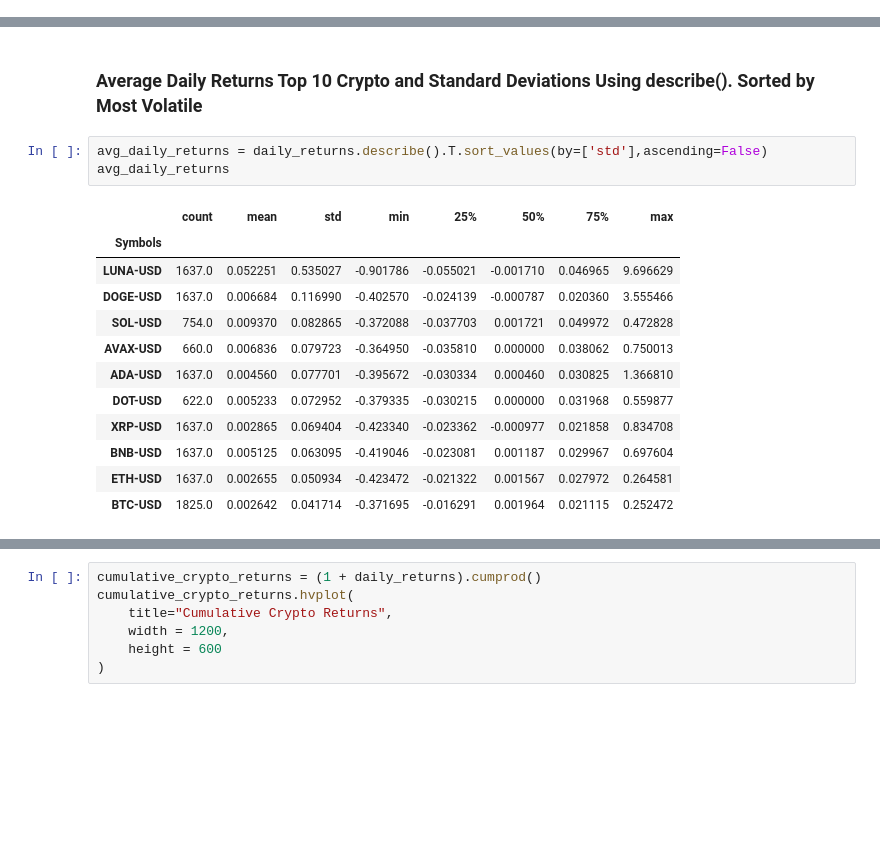
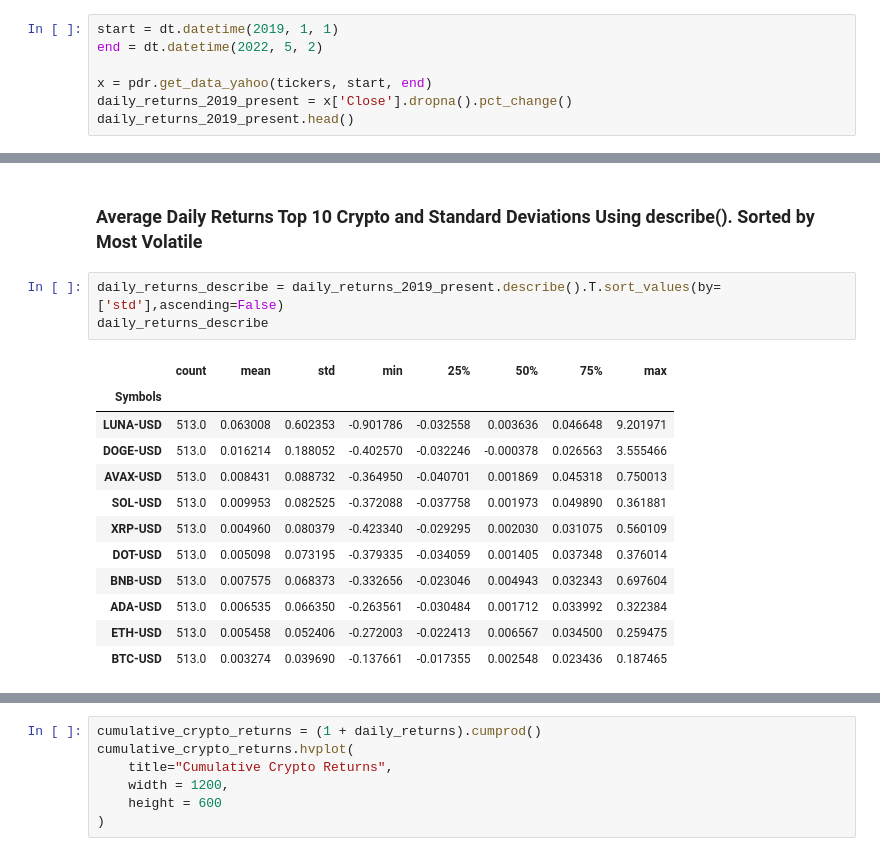
Before and after one commit to doble196/CRYVESTO, a Jupyter notebook: cryvesto_api.ipynb, the cells around one changed output, grey strips where cells are left out. Cells and saved outputs as stored; diff of their text form; blank space fills up the shorter version.

```diff
--- a/cryvesto.ipynb
+++ b/cryvesto_api.ipynb
@@ -184,3 +186,10 @@ daily_returns_2020_present.head()
 | 2020-09-24 | 0.050153 | 0.087941 | 0.076863 | 0.052816 | 0.104330 | 0.050134 | 0.078866 | 0.108801 | 0.086957 | 0.026563 |
 | 2020-09-25 | -0.006259 | 0.008094 | 0.002014 | 0.038715 | 0.017843 | -0.006378 | 0.169385 | 0.031910 | 0.008896 | 0.026636 |
 | 2020-09-26 | 0.005425 | 0.009384 | 0.063162 | 0.000984 | -0.016907 | 0.005502 | -0.013227 | -0.036719 | -0.016578 | 0.006672 |
+# %%
+start = dt.datetime(2019, 1, 1)
+end = dt.datetime(2022, 5, 2)
+
+x = pdr.get_data_yahoo(tickers, start, end)
+daily_returns_2019_present = x['Close'].dropna().pct_change()
+daily_returns_2019_present.head()
@@ -187,20 +204,20 @@ daily_returns_2020_present.head()
 # %% [markdown]
 ### Average Daily Returns Top 10 Crypto and Standard Deviations Using describe(). Sorted by Most Volatile
 # %%
-avg_daily_returns = daily_returns.describe().T.sort_values(by=['std'],ascending=False)
-avg_daily_returns
+daily_returns_describe = daily_returns_2019_present.describe().T.sort_values(by=['std'],ascending=False)
+daily_returns_describe
 # %% [output]
 |  | count | mean | std | min | 25% | 50% | 75% | max |
 | Symbols |  |  |  |  |  |  |  |  |
-| LUNA-USD | 1637.0 | 0.052251 | 0.535027 | -0.901786 | -0.055021 | -0.001710 | 0.046965 | 9.696629 |
-| DOGE-USD | 1637.0 | 0.006684 | 0.116990 | -0.402570 | -0.024139 | -0.000787 | 0.020360 | 3.555466 |
-| SOL-USD | 754.0 | 0.009370 | 0.082865 | -0.372088 | -0.037703 | 0.001721 | 0.049972 | 0.472828 |
-| AVAX-USD | 660.0 | 0.006836 | 0.079723 | -0.364950 | -0.035810 | 0.000000 | 0.038062 | 0.750013 |
-| ADA-USD | 1637.0 | 0.004560 | 0.077701 | -0.395672 | -0.030334 | 0.000460 | 0.030825 | 1.366810 |
-| DOT-USD | 622.0 | 0.005233 | 0.072952 | -0.379335 | -0.030215 | 0.000000 | 0.031968 | 0.559877 |
-| XRP-USD | 1637.0 | 0.002865 | 0.069404 | -0.423340 | -0.023362 | -0.000977 | 0.021858 | 0.834708 |
-| BNB-USD | 1637.0 | 0.005125 | 0.063095 | -0.419046 | -0.023081 | 0.001187 | 0.029967 | 0.697604 |
-| ETH-USD | 1637.0 | 0.002655 | 0.050934 | -0.423472 | -0.021322 | 0.001567 | 0.027972 | 0.264581 |
-| BTC-USD | 1825.0 | 0.002642 | 0.041714 | -0.371695 | -0.016291 | 0.001964 | 0.021115 | 0.252472 |
+| LUNA-USD | 513.0 | 0.063008 | 0.602353 | -0.901786 | -0.032558 | 0.003636 | 0.046648 | 9.201971 |
+| DOGE-USD | 513.0 | 0.016214 | 0.188052 | -0.402570 | -0.032246 | -0.000378 | 0.026563 | 3.555466 |
+| AVAX-USD | 513.0 | 0.008431 | 0.088732 | -0.364950 | -0.040701 | 0.001869 | 0.045318 | 0.750013 |
+| SOL-USD | 513.0 | 0.009953 | 0.082525 | -0.372088 | -0.037758 | 0.001973 | 0.049890 | 0.361881 |
+| XRP-USD | 513.0 | 0.004960 | 0.080379 | -0.423340 | -0.029295 | 0.002030 | 0.031075 | 0.560109 |
+| DOT-USD | 513.0 | 0.005098 | 0.073195 | -0.379335 | -0.034059 | 0.001405 | 0.037348 | 0.376014 |
+| BNB-USD | 513.0 | 0.007575 | 0.068373 | -0.332656 | -0.023046 | 0.004943 | 0.032343 | 0.697604 |
+| ADA-USD | 513.0 | 0.006535 | 0.066350 | -0.263561 | -0.030484 | 0.001712 | 0.033992 | 0.322384 |
+| ETH-USD | 513.0 | 0.005458 | 0.052406 | -0.272003 | -0.022413 | 0.006567 | 0.034500 | 0.259475 |
+| BTC-USD | 513.0 | 0.003274 | 0.039690 | -0.137661 | -0.017355 | 0.002548 | 0.023436 | 0.187465 |
 # %%
 # We can change to a box plot but need help with visuals
```
Also changed, not shown: parts of 35 cells of this notebook.
